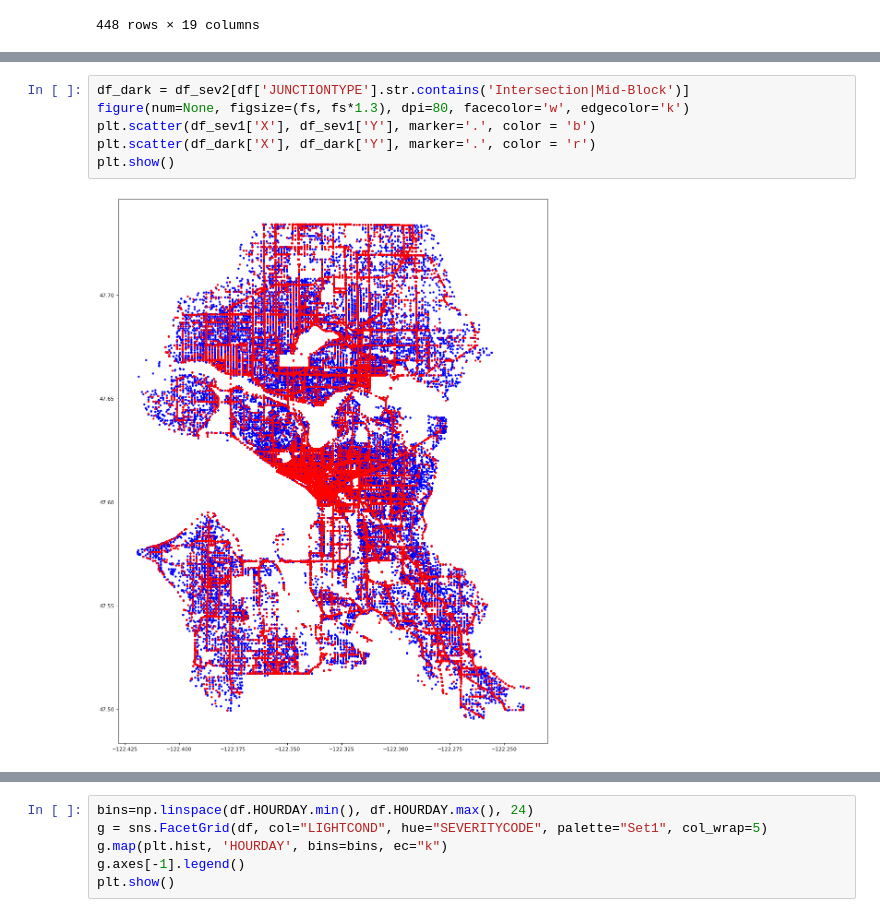
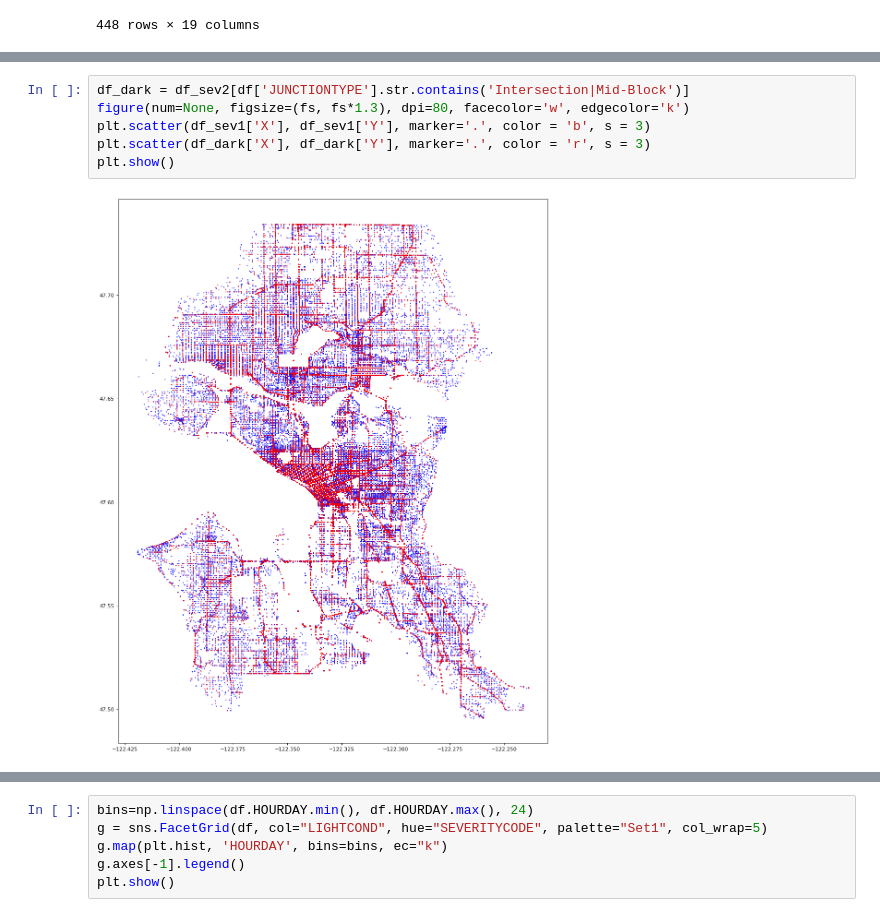
Before and after one commit to jearizaa/DataScience_AI_ML, a Jupyter notebook: Data Science Capstone.ipynb, the cells around one changed output, grey strips where cells are left out. Cells and saved outputs as stored; diff of their text form.

```diff
--- a/Data Science Capstone.ipynb
+++ b/Data Science Capstone.ipynb
@@ -346,11 +324,11 @@ plt.show()
 # %%
 df_dark = df_sev2[df['JUNCTIONTYPE'].str.contains('Intersection|Mid-Block')]
 figure(num=None, figsize=(fs, fs*1.3), dpi=80, facecolor='w', edgecolor='k')
-plt.scatter(df_sev1['X'], df_sev1['Y'], marker='.', color = 'b')
-plt.scatter(df_dark['X'], df_dark['Y'], marker='.', color = 'r')
+plt.scatter(df_sev1['X'], df_sev1['Y'], marker='.', color = 'b', s = 3)
+plt.scatter(df_dark['X'], df_dark['Y'], marker='.', color = 'r', s = 3)
 plt.show()
 # %% [output]
-[figure, old version]
+[figure, new version]
 # %%
 df_dark0 = df_sev2[df['DAYWEEK'].isin([0,1,2,3,4,5,6])]
 figure(num=None, figsize=(fs, fs*1.3), dpi=80, facecolor='w', edgecolor='k')
```
Also changed, not shown: parts of 23 cells of this notebook, 1 other file.
